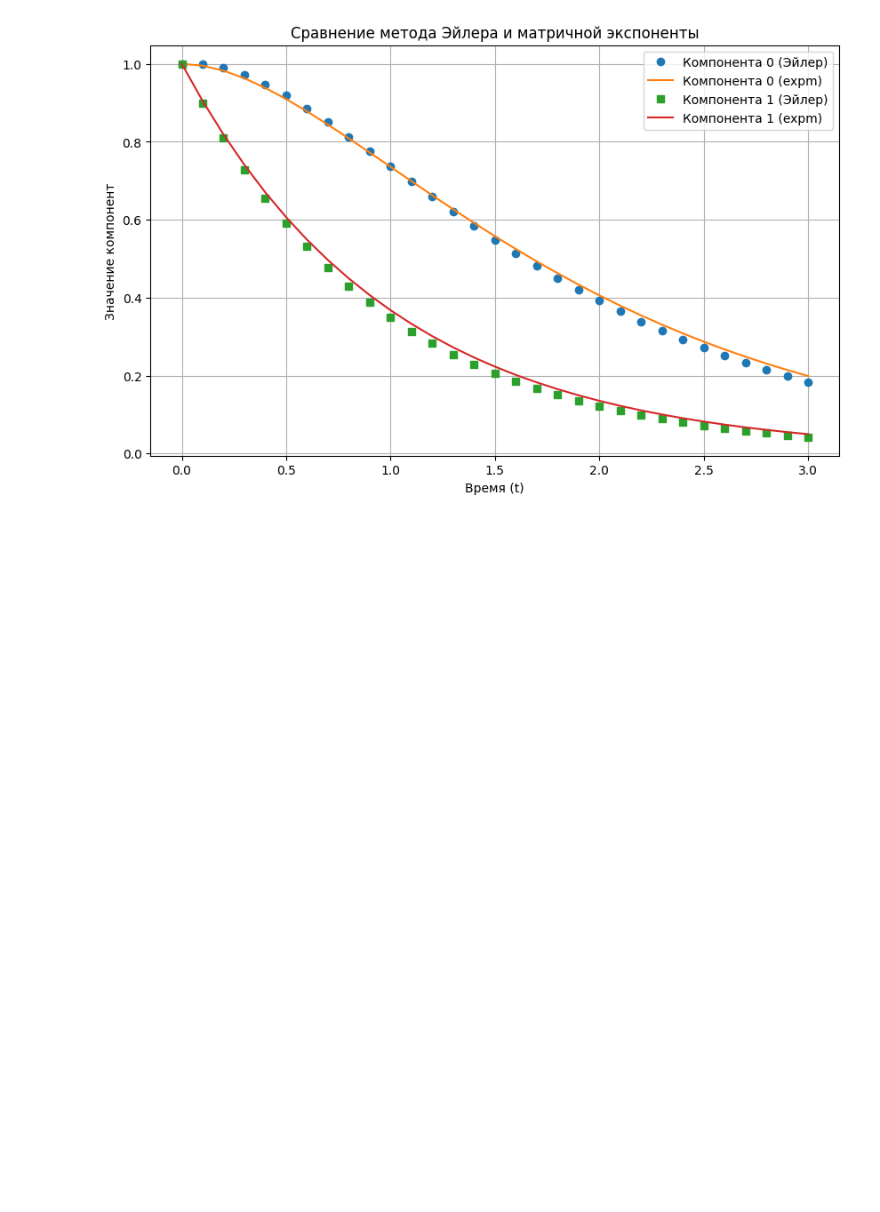
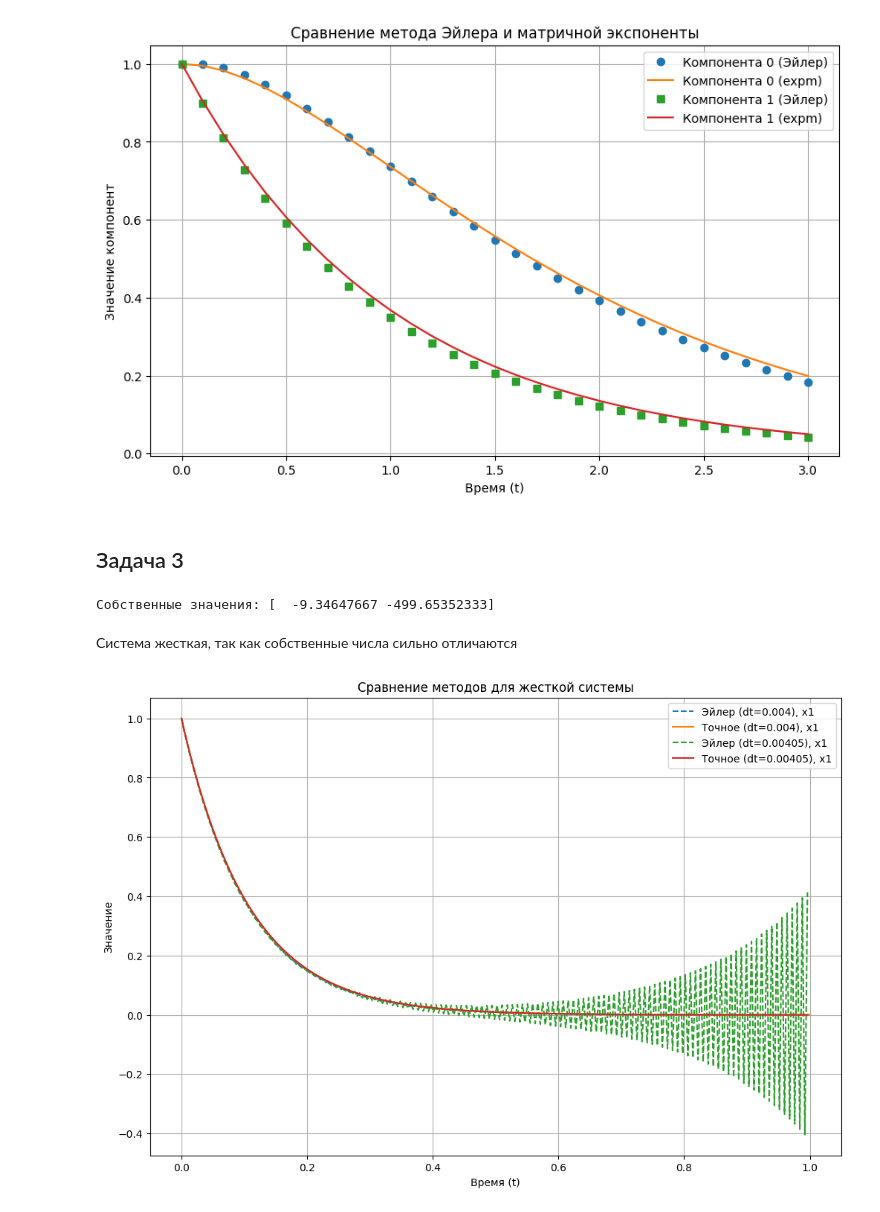
Before and after one commit to OhNoMyRook/Calculus, a Jupyter notebook: 2sem-5.ipynb, the cells around one changed output. Drawn from its saved outputs; the diff is of its cells as text; code cells hidden in the pictures; blank space fills up the shorter version.

```diff
--- a/2sem-5.ipynb
+++ b/2sem-5.ipynb
@@ -164,3 +164,37 @@ plt.grid(True)
 plt.show()
 # %% [output]
 [figure]
+# %% [markdown]
+## Задача 3
+# %%
+A = np.array([[-10, 10],
+              [32, -499]])
+
+eigenvalues = np.linalg.eigvals(A)
+print("Собственные значения:", eigenvalues)
+# %% [output]
+Собственные значения: [  -9.34647667 -499.65352333]
+# %% [markdown]
+Система жесткая, так как собственные числа сильно отличаются
+# %%
+u0 = np.array([1, 0])
+T = 1
+dt_list = [0.004, 0.00405]
+
+# Графики
+plt.figure(figsize=(12, 8))
+for dt in dt_list:
+    t, y = euler_solve2(A, u0, T, dt)
+    ym = mat_exp_solve(A, u0, t)
+    plt.plot(t, y[:, 0], '--', label=f'Эйлер (dt={dt}), x1')
+    plt.plot(t, ym[:, 0], '-', label=f'Точное (dt={dt}), x1')
+
+
+plt.xlabel('Время (t)')
+plt.ylabel('Значение')
+plt.title('Сравнение методов для жесткой системы')
+plt.legend()
+plt.grid(True)
+plt.show()
+# %% [output]
+[figure, added]
```
Also changed, not shown: parts of 3 cells of this notebook.
